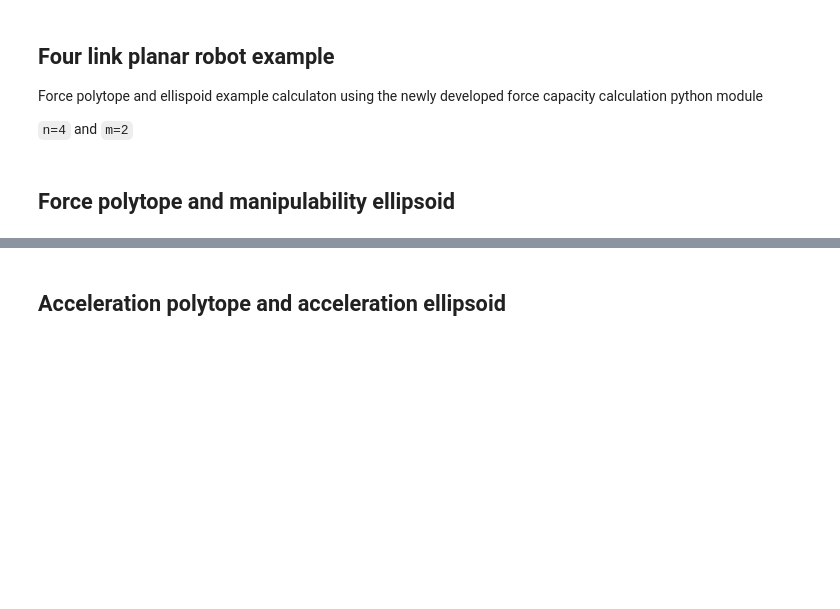
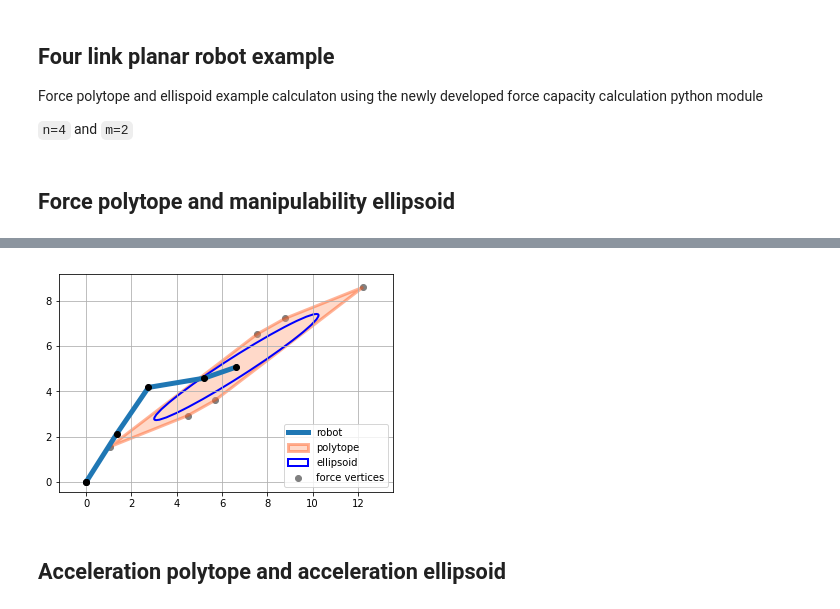
Before and after one commit to auctus-team/pycapacity, a Jupyter notebook: demo_notebook.ipynb, the cells around one changed output, grey strips where cells are left out. Drawn from its saved outputs; the diff is of its cells as text; code cells hidden in the pictures; blank space fills up the shorter version.

```diff
--- a/demo_notebook.ipynb
+++ b/demo_notebook.ipynb
@@ -83,8 +50,8 @@ def four_link_robot_plot(joints):
 # joint positions q
 q  = np.random.rand(4)*np.pi/3*2-1
 # joint torque limits tau
-tau_min = np.array([[-1], [-1], [-1], [-1]])
-tau_max = np.array([[1], [1], [1], [1]])
+tau_min = -np.ones((4,1))
+tau_max = np.ones((4,1))
 
 # find robot position
 # a bit of scaling
@@ -93,7 +60,9 @@ robot_position = four_link_robot_plot(q)*5
 # jacobian
 J = four_link_jacobian(q)
 # calculate the velocity polytope
-f_vert, faces = capacity.force_polytope_withfaces(J,tau_min,tau_max)
+f_vert, faces_indices = capacity.force_polytope_withfaces(J,tau_min,tau_max)
+faces = capacity.face_index_to_vertex(f_vert, faces_indices)
+
 # calculate the velocity ellipsoid
 S,U = capacity.force_ellipsoid(J, tau_max)
 # %%
@@ -102,11 +71,13 @@ fig = plt.figure(12)
 ax = fig.gca()
 #plot the robot
 plt.plot(robot_position[0,:],robot_position[1,:],linewidth=5, label="robot")
+plt.plot(robot_position[0,:],robot_position[1,:],'ko',linewidth=5)
 #plot the polytope
 f_vert = f_vert + robot_position[:,-1].reshape(2,1)
-faces = faces  + robot_position[:,-1].reshape(2,1)
-plt.scatter(f_vert[0,:],f_vert[1,:], label="force vertices")
-plt.fill(faces[0][0,:],faces[0][1,:], alpha=0.4, facecolor='lightsalmon', edgecolor='orangered', linewidth=3,label='polytope')
+faces = np.array(faces)  + robot_position[:,-1].reshape(2,1)
+plot_polytope_faces(ax=ax,faces=faces,face_color='lightsalmon', edge_color='orangered',label='polytope')
+plot_polytope_vertex(ax=ax,vertex=f_vert,label="force vertices",color='gray')
+#plt.fill(faces[0],faces[1], alpha=0.4, facecolor='lightsalmon', edgecolor='orangered', linewidth=3,label='polytope')
 # ellipsoid
 ellipse = Ellipse(xy=(robot_position[0,-1], robot_position[1,-1]), width=2*S[1], height=2*S[0],
                         edgecolor='b', fc='None', lw=2, angle=-np.arctan2(U[0,0],U[0,1])*180/np.pi,label='ellipsoid')
@@ -121,3 +90,4 @@ plt.show()
+[figure, added]
 # %% [markdown]
 ## Acceleration polytope and acceleration ellipsoid
 # %%
```
Also changed, not shown: parts of 24 cells of this notebook, 12 other files.
